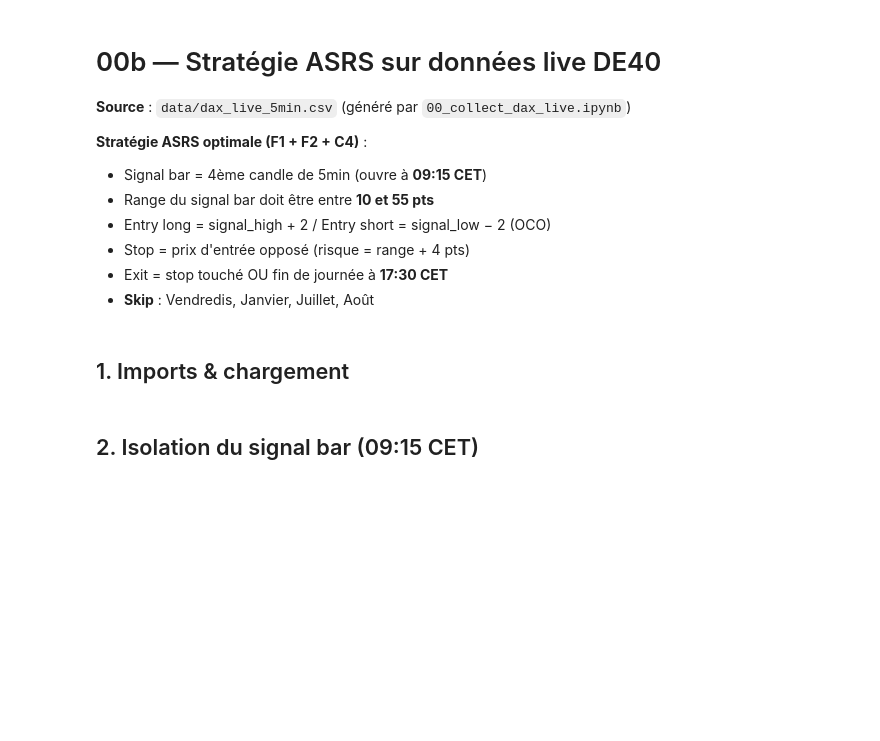
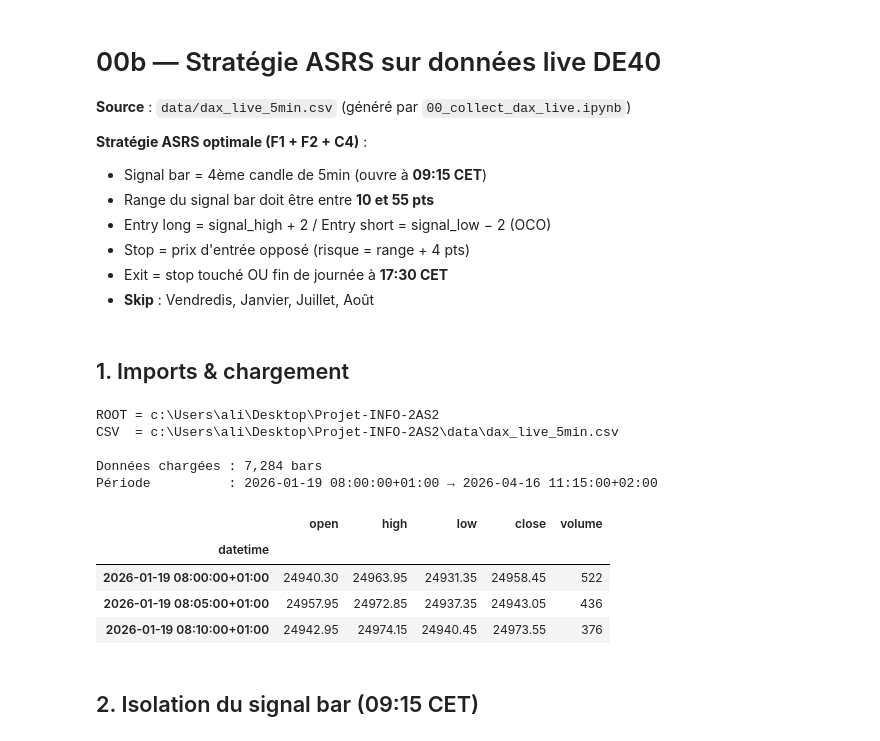
Before and after one commit to ali-bhy01/Projet-INFO-2AS2, a Jupyter notebook: notebooks/00b_asrs_live.ipynb, the cells around one changed output. Cells and saved outputs as stored; diff of their text form; code cells hidden in the pictures; blank space fills up the shorter version.

```diff
--- a/notebooks/00b_asrs_live.ipynb
+++ b/notebooks/00b_asrs_live.ipynb
@@ -15,34 +15,39 @@
 # %%
 import sys
 from pathlib import Path
 import numpy as np
 import pandas as pd
 import matplotlib.pyplot as plt
 import warnings
 warnings.filterwarnings('ignore')
 
 ROOT = Path.cwd()
 while not (ROOT / "pyproject.toml").exists() and ROOT != ROOT.parent:
     ROOT = ROOT.parent
 
 RAW_CSV = ROOT / "data" / "dax_live_5min.csv"
 print(f"ROOT = {ROOT}")
 print(f"CSV  = {RAW_CSV}")
 assert RAW_CSV.exists(), f"Fichier introuvable : {RAW_CSV} — lancez d'abord 00_collect_dax_live.ipynb"
 
-df_raw = pd.read_csv(RAW_CSV, index_col="datetime", parse_dates=True)
-
-# S'assurer que l'index est en heure de Berlin (CET/CEST)
-if df_raw.index.tz is None:
-    df_raw.index = df_raw.index.tz_localize("Europe/Berlin", ambiguous="infer")
-else:
-    df_raw.index = df_raw.index.tz_convert("Europe/Berlin")
-
+df_raw = pd.read_csv(RAW_CSV, index_col="datetime")
+df_raw.index = pd.to_datetime(df_raw.index, utc=True).tz_convert("Europe/Berlin")
 df_raw.sort_index(inplace=True)
 
 print(f"\nDonnées chargées : {len(df_raw):,} bars")
 print(f"Période          : {df_raw.index.min()} → {df_raw.index.max()}")
 df_raw.head(3)
+# %% [output]
+ROOT = c:\Users\ali\Desktop\Projet-INFO-2AS2
+CSV  = c:\Users\ali\Desktop\Projet-INFO-2AS2\data\dax_live_5min.csv
+
+Données chargées : 7,284 bars
+Période          : 2026-01-19 08:00:00+01:00 → 2026-04-16 11:15:00+02:00
+|  | open | high | low | close | volume |
+| datetime |  |  |  |  |  |
+| 2026-01-19 08:00:00+01:00 | 24940.30 | 24963.95 | 24931.35 | 24958.45 | 522 |
+| 2026-01-19 08:05:00+01:00 | 24957.95 | 24972.85 | 24937.35 | 24943.05 | 436 |
+| 2026-01-19 08:10:00+01:00 | 24942.95 | 24974.15 | 24940.45 | 24973.55 | 376 |
 # %% [markdown]
 ## 2. Isolation du signal bar (09:15 CET)
 # %%
```
Also changed, not shown: parts of 7 cells of this notebook, 4 other files.
